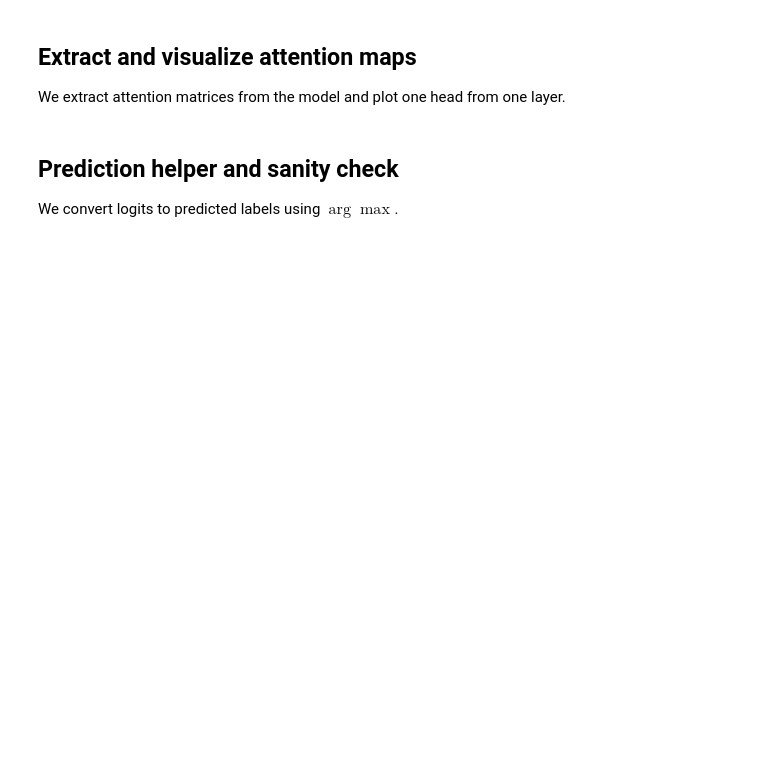
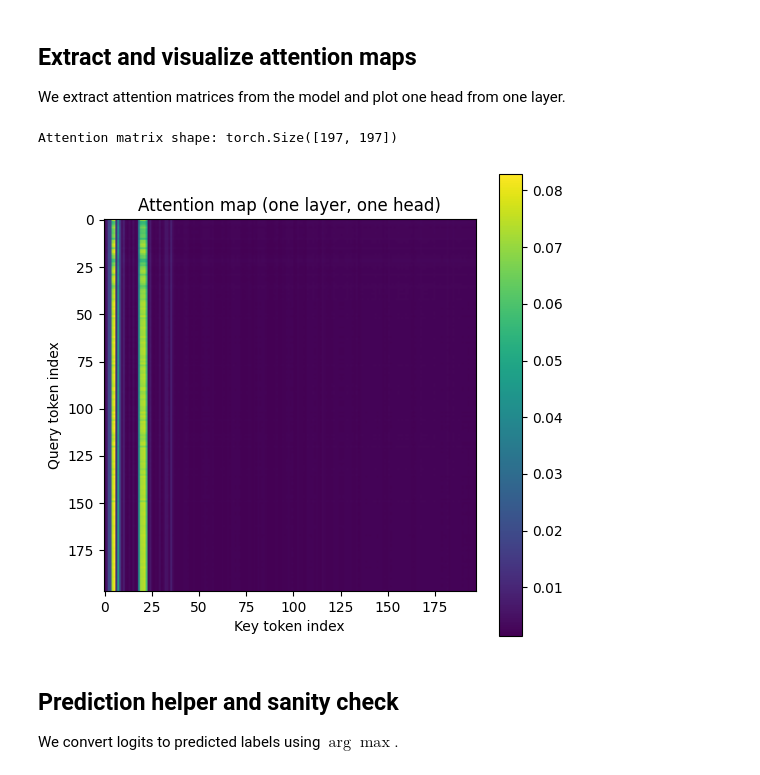
Before and after one commit to amitshree/vision-transformer-pytorch, a Jupyter notebook: vit_notebook.ipynb, the cells around one changed output. Drawn from its saved outputs; the diff is of its cells as text; code cells hidden in the pictures; blank space fills up the shorter version.

```diff
--- a/vit_notebook.ipynb
+++ b/vit_notebook.ipynb
@@ -77,8 +75,8 @@ Classes: ['airplane', 'automobile', 'bird', 'cat', 'deer', 'dog', 'frog', 'horse
 # %%
 
 # Fixed subset for fast experiments
-train_indices = torch.randperm(len(full_train_ds))[:10000].tolist()
-test_indices  = torch.randperm(len(full_test_ds))[:500].tolist()
+train_indices = torch.randperm(len(full_train_ds))[:20000].tolist()
+test_indices  = torch.randperm(len(full_test_ds))[:10].tolist()
 
 train_ds = Subset(full_train_ds, train_indices)
 test_ds  = Subset(full_test_ds, test_indices)
@@ -627,23 +652,26 @@ def get_attention_maps(model: VisionTransformer, x: torch.Tensor):
     logits, attn_maps = model(x, return_attn=True)
     return logits, attn_maps
 # %%
-xb, yb = next(iter(test_loader))
-xb = xb.to(device)[:1]
+test_images, test_labels = next(iter(test_loader))
+test_images = test_images.to(device)[:1]  # take 1 image for attention visualization
 
-logits, attn_maps = get_attention_maps(model, xb)
-layer_idx = len(attn_maps) - 1
-head_idx = 0
-attn = attn_maps[layer_idx][0, head_idx]
+logits, attn_maps = get_attention_maps(model, test_images)
+last_layer_index = len(attn_maps) - 1
+head_index = 0
+attention_matrix = attn_maps[last_layer_index][0, head_index]  # [N, N]
 
-print("Attention matrix shape:", attn.shape)
+print("Attention matrix shape:", attention_matrix.shape)
 
 plt.figure(figsize=(6, 6))
-plt.imshow(attn.detach().cpu().numpy())
+plt.imshow(attention_matrix.detach().cpu().numpy())
 plt.title("Attention map (one layer, one head)")
 plt.xlabel("Key token index")
 plt.ylabel("Query token index")
 plt.colorbar()
 plt.show()
+# %% [output]
+Attention matrix shape: torch.Size([197, 197])
+[figure, added]
 # %% [markdown]
 ## Prediction helper and sanity check
 
```
Also changed, not shown: parts of 13 cells of this notebook.
